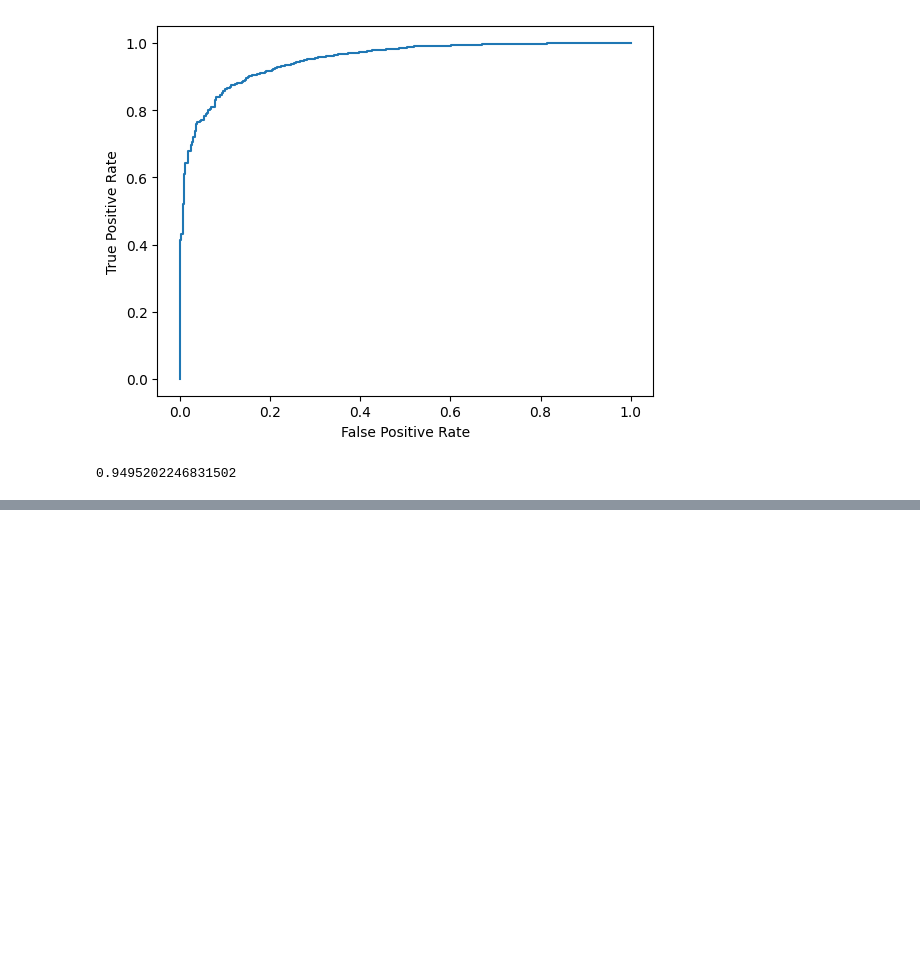
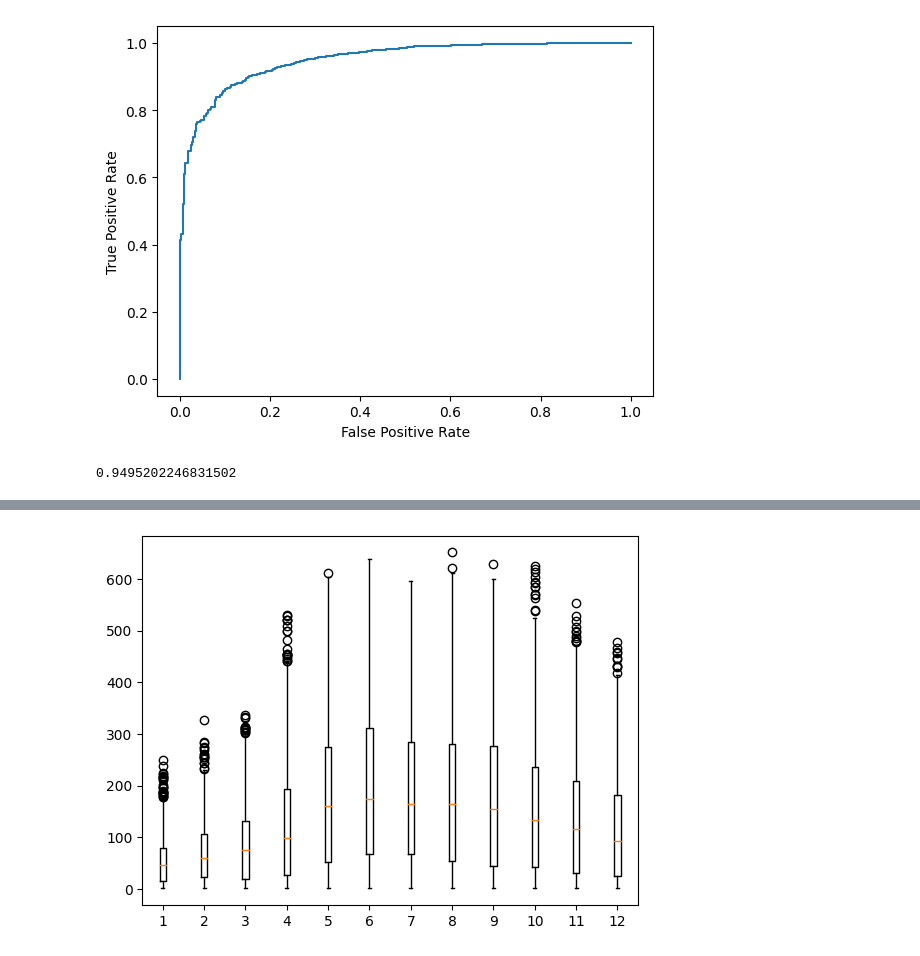
Before and after one commit to bryaneadams/statistical_learning_python, a Jupyter notebook: chapter_4_lab.ipynb, the cells around one changed output, grey strips where cells are left out. Drawn from its saved outputs; the diff is of its cells as text; code cells hidden in the pictures; blank space fills up the shorter version.

```diff
--- a/chapter_4_lab.ipynb
+++ b/chapter_4_lab.ipynb
@@ -650,0 +863,7 @@ auc
+# %%
+count = 0
+for n, grp in bike_data[['bikers','mnth']].groupby('mnth'):
+    count+=1
+    plt.boxplot(x='bikers', data=grp, positions=[count])
+# %% [output]
+[figure, added]
```
Also changed, not shown: parts of 41 cells of this notebook, 1 other file.
